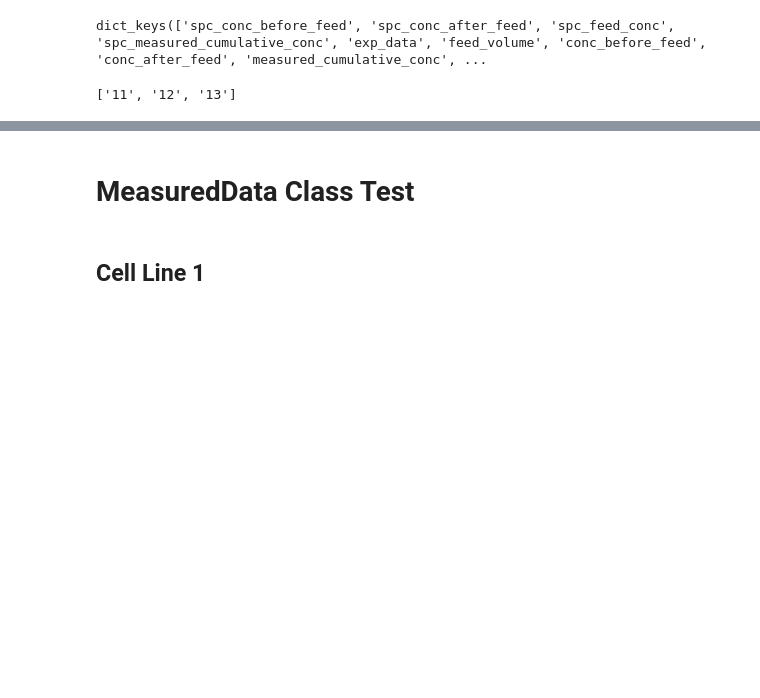
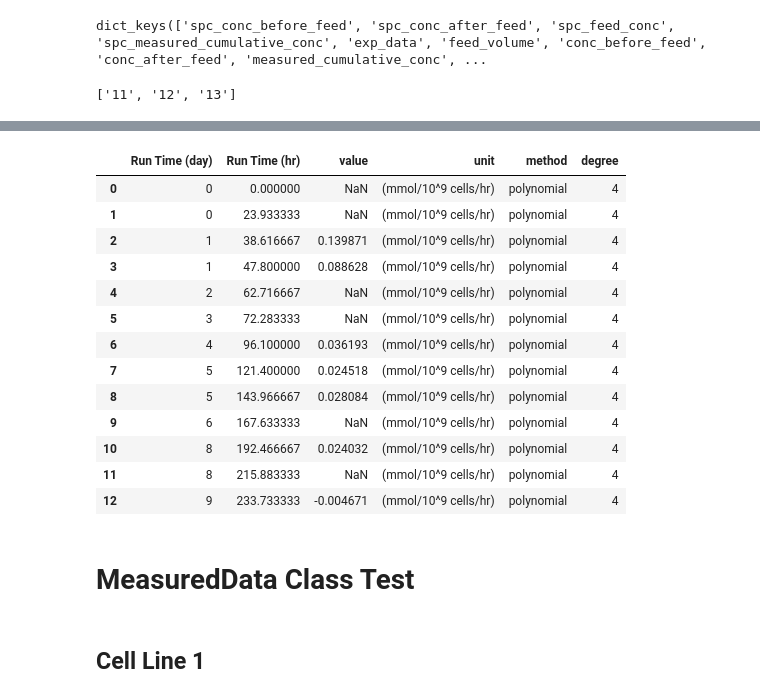
Before and after one commit to lu000285/CCDPApy, a Jupyter notebook: test.ipynb, the cells around one changed output, grey strips where cells are left out. Drawn from its saved outputs; the diff is of its cells as text; code cells hidden in the pictures; blank space fills up the shorter version.

```diff
--- a/test.ipynb
+++ b/test.ipynb
@@ -70,7 +70,7 @@ cl_line_handler.get_experiment_names()
 data_filtered = cl_line_handler.get_all_data()
 # %%
 exp_handler = FedBatchExpriment(cell_line_name='CL1',
-                                        cell_line_id='12',
+                                        cell_line_id='13',
                                         data=data_filtered,
                                         use_feed_conc=True,
                                         use_conc_after_feed=False)
@@ -110,0 +81,4 @@ igg.production
+# %%
+cell = exp_handler.get_species('cell')
+igg = exp_handler.get_species('product')
+spc = exp_handler.get_species('glucose')
@@ -114,0 +119,17 @@ exp_handler.rolling_window_polynomial(degree=3, window=6)
+# %%
+spc.sp_rate_poly
+# %% [output]
+|  | Run Time (day) | Run Time (hr) | value | unit | method | degree |
+| 0 | 0 | 0.000000 | NaN | (mmol/10^9 cells/hr) | polynomial | 4 |
+| 1 | 0 | 23.933333 | NaN | (mmol/10^9 cells/hr) | polynomial | 4 |
+| 2 | 1 | 38.616667 | 0.139871 | (mmol/10^9 cells/hr) | polynomial | 4 |
+| 3 | 1 | 47.800000 | 0.088628 | (mmol/10^9 cells/hr) | polynomial | 4 |
+| 4 | 2 | 62.716667 | NaN | (mmol/10^9 cells/hr) | polynomial | 4 |
+| 5 | 3 | 72.283333 | NaN | (mmol/10^9 cells/hr) | polynomial | 4 |
+| 6 | 4 | 96.100000 | 0.036193 | (mmol/10^9 cells/hr) | polynomial | 4 |
+| 7 | 5 | 121.400000 | 0.024518 | (mmol/10^9 cells/hr) | polynomial | 4 |
+| 8 | 5 | 143.966667 | 0.028084 | (mmol/10^9 cells/hr) | polynomial | 4 |
+| 9 | 6 | 167.633333 | NaN | (mmol/10^9 cells/hr) | polynomial | 4 |
+| 10 | 8 | 192.466667 | 0.024032 | (mmol/10^9 cells/hr) | polynomial | 4 |
+| 11 | 8 | 215.883333 | NaN | (mmol/10^9 cells/hr) | polynomial | 4 |
+| 12 | 9 | 233.733333 | -0.004671 | (mmol/10^9 cells/hr) | polynomial | 4 |
```
Also changed, not shown: parts of 10 cells of this notebook, 2 other files.
